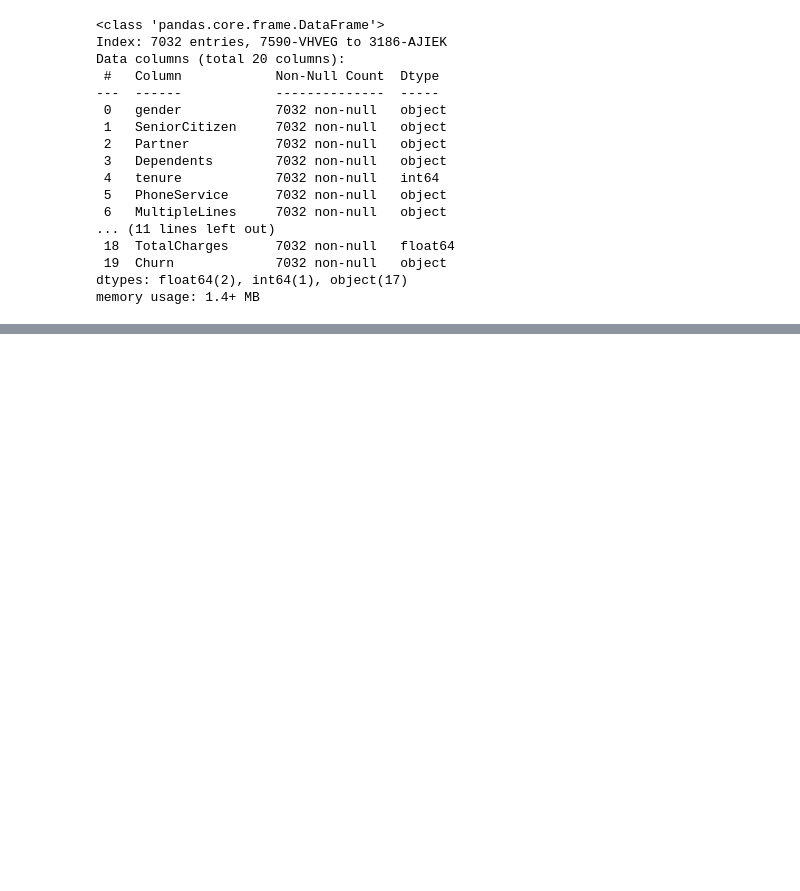
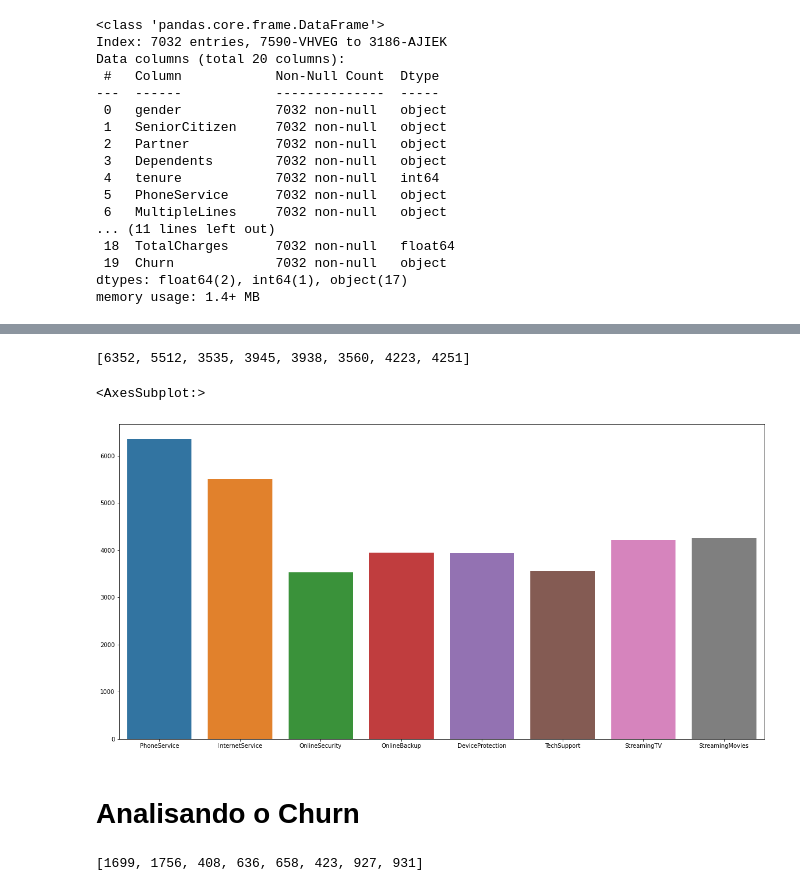
Before and after one commit to gfmattos/kaggle_telco, a Jupyter notebook: exploratory_analysis.ipynb, the cells around one changed output, grey strips where cells are left out. Cells and saved outputs as stored; diff of their text form; code cells hidden in the pictures; blank space fills up the shorter version.

Commit message:
Desenvolvimento das análises do Churn - 1

```diff
--- a/exploratory_analysis.ipynb
+++ b/exploratory_analysis.ipynb
@@ -167,0 +185,3 @@ memory usage: 1.4+ MB
+# %%
+df_ColumnsFilter = df.drop(columns=['gender','SeniorCitizen','Partner','Dependents','tenure','MultipleLines','Contract','PaperlessBilling','PaymentMethod','MonthlyCharges','TotalCharges','Churn'])
+df_ColumnsFilter.head()
@@ -167,0 +196,18 @@ memory usage: 1.4+ MB
+# %%
+list_rows = df_ColumnsFilter.columns
+list_values = []
+# %%
+for a in list_rows:
+    x = df[df[a] != 'No'][a].value_counts().sum()
+    list_values.append(x)
+list_values
+# %% [output]
+[6352, 5512, 3535, 3945, 3938, 3560, 4223, 4251]
+# %%
+fig, ax = plt.subplots(figsize=(20,10))
+sns.barplot(x=list_rows,y=list_values,ax=ax)
+# %% [output]
+<AxesSubplot:>
+[figure, added]
+# %% [markdown]
+# **Analisando o Churn**
@@ -167,0 +218,10 @@ memory usage: 1.4+ MB
+# %%
+list_rows_Churn = df_ColumnsFilter_Churn.columns
+list_values_Churn = []
+
+for a in list_rows_Churn:
+    x = df_Churn[df_Churn[a] != 'No'][a].value_counts().sum()
+    list_values_Churn.append(x)
+list_values_Churn
+# %% [output]
+[1699, 1756, 408, 636, 658, 423, 927, 931]
```
Also changed, not shown: parts of 14 cells of this notebook, 1 other file.
